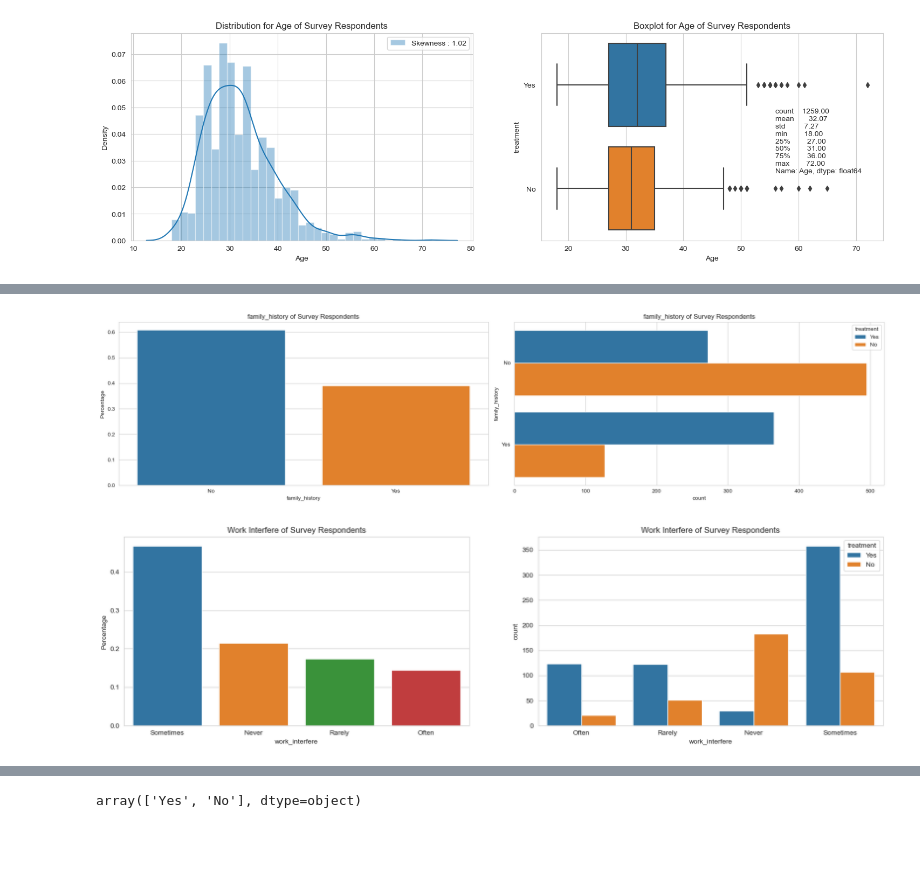
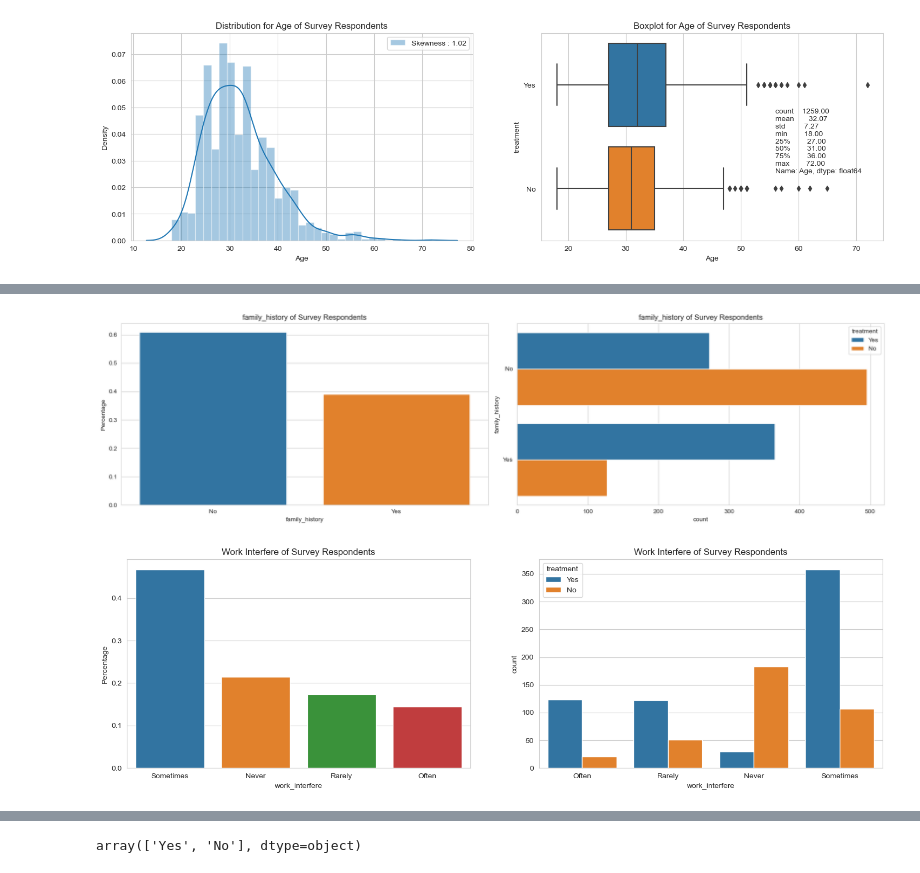
Before and after one commit to Helal-ISRT-CSE/mental-health-project-using-machine-learning-with-python-, a Jupyter notebook: Mental Health_Prediction.ipynb, the cells around one changed output, grey strips where cells are left out. Saved outputs shown, nothing was run; the diff lists cells and outputs as text; code cells hidden in the pictures; blank space fills up the shorter version.

```diff
--- a/Mental Health_Prediction.ipynb
+++ b/Mental Health_Prediction.ipynb
@@ -340,25 +389,25 @@ plt.show()
 # %%
 # Chart for family_history
-plt.figure(figsize = (20, 5))
+plt.figure(figsize = (18, 5))
 
 # Bar plot for Gender distribution
 plt.subplot(1, 2, 1)
 eda_percentage = df['family_history'].value_counts(normalize=True).rename_axis('family_history').reset_index(name='Percentage')
 sns.barplot(x = 'family_history', y = 'Percentage', data=eda_percentage.head(10))
 plt.title('family_history of Survey Respondents')
 
 # Count plot for Gender with hue by Treatment
 plt.subplot(1, 2, 2)
 sns.countplot(y = df['family_history'], hue=df['treatment'])
 plt.title('family_history of Survey Respondents')
 
 plt.tight_layout()
 plt.show()
 # %% [output]
-[figure, old version]
+[figure, new version]
 # %%
 # Chart for Work Interference (of mental health)
-plt.figure(figsize = (20,5))
+plt.figure(figsize = (18,5))
 
 # Bar plot for Work Interference distribution
 plt.subplot(1,2,1)
@@ -372,4 +421,4 @@ sns.countplot(x = df['work_interfere'], hue = df['treatment'])
 plt.title('Work Interfere of Survey Respondents')
 plt.show()
 # %% [output]
-[figure, old version]
+[figure, new version]
```
Also changed, not shown: parts of 171 cells of this notebook, 1 other file.
